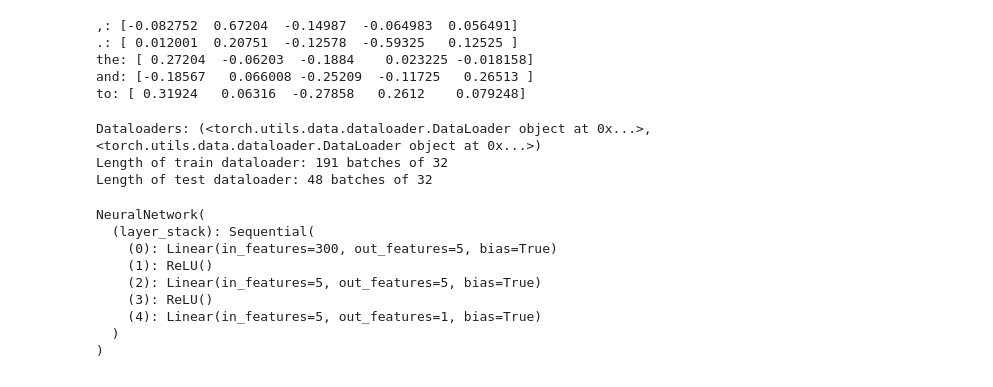
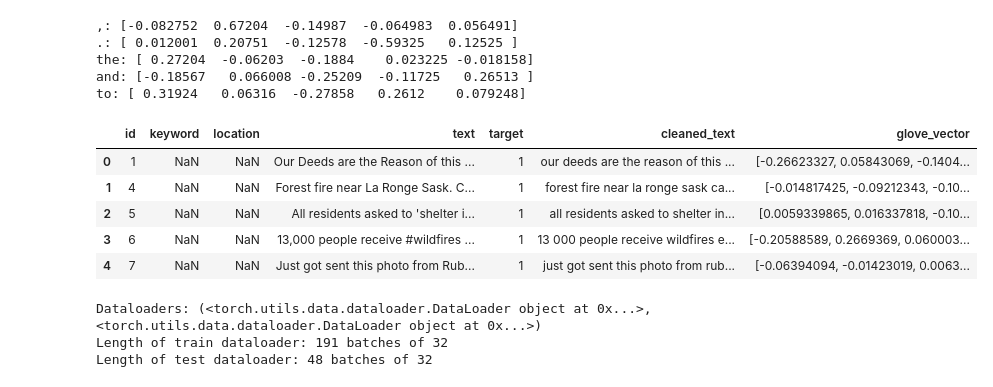
Before and after one commit to Adarsh0047/Machine-Learning-Classification, a Jupyter notebook: neural_nets/02_train_networks.ipynb, the cells around one changed output. Cells and saved outputs as stored; diff of their text form; code cells hidden in the pictures.

```diff
--- a/neural_nets/02_train_networks.ipynb
+++ b/neural_nets/02_train_networks.ipynb
@@ -304,6 +308,15 @@ def text_to_glove(text, embeddings_idx, embedding_dim=300):
 # %%
 train_df["cleaned_text"] = train_df["text"].apply(preprocess_text)
 train_df["glove_vector"] = train_df["cleaned_text"].apply(lambda x: text_to_glove(x, embeddings_idx))
+# %%
+train_df.head()
+# %% [output]
+|  | id | keyword | location | text | target | cleaned_text | glove_vector |
+| 0 | 1 | NaN | NaN | Our Deeds are the Reason of this ... | 1 | our deeds are the reason of this ... | [-0.26623327, 0.05843069, -0.1404... |
+| 1 | 4 | NaN | NaN | Forest fire near La Ronge Sask. C... | 1 | forest fire near la ronge sask ca... | [-0.014817425, -0.09212343, -0.10... |
+| 2 | 5 | NaN | NaN | All residents asked to 'shelter i... | 1 | all residents asked to shelter in... | [0.0059339865, 0.016337818, -0.10... |
+| 3 | 6 | NaN | NaN | 13,000 people receive #wildfires ... | 1 | 13 000 people receive wildfires e... | [-0.20588589, 0.2669369, 0.060003... |
+| 4 | 7 | NaN | NaN | Just got sent this photo from Rub... | 1 | just got sent this photo from rub... | [-0.06394094, -0.01423019, 0.0063... |
 # %%
 glove = train_df["glove_vector"]
 labels = train_df["target"]
@@ -332,15 +362,3 @@ model_1 = NeuralNetwork(input_size=300)
-# %%
-model_1
-# %% [output]
-NeuralNetwork(
-  (layer_stack): Sequential(
-    (0): Linear(in_features=300, out_features=5, bias=True)
-    (1): ReLU()
-    (2): Linear(in_features=5, out_features=5, bias=True)
-    (3): ReLU()
-    (4): Linear(in_features=5, out_features=1, bias=True)
-  )
-)
 # %%
 model_1 = model_1.to(device)
 # %%
```
Also changed, not shown: parts of 12 cells of this notebook.
